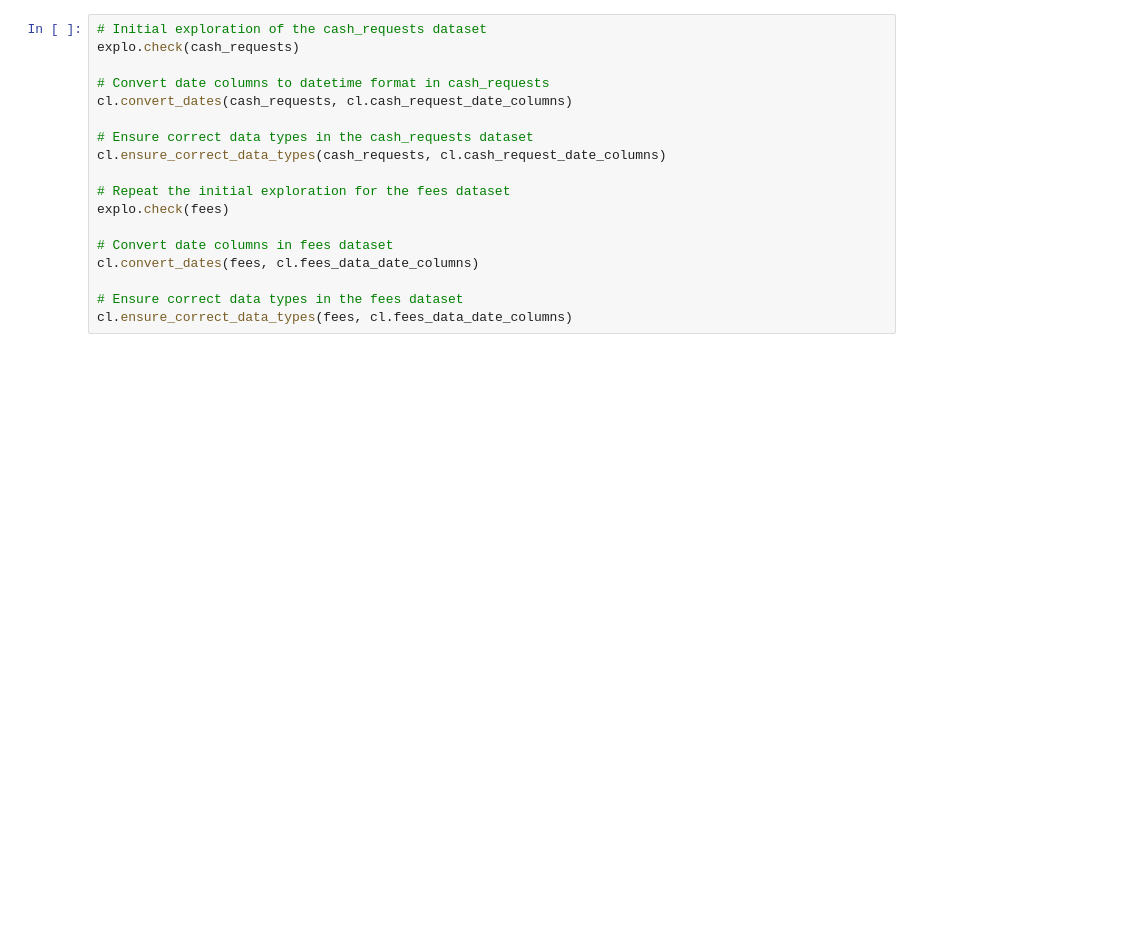
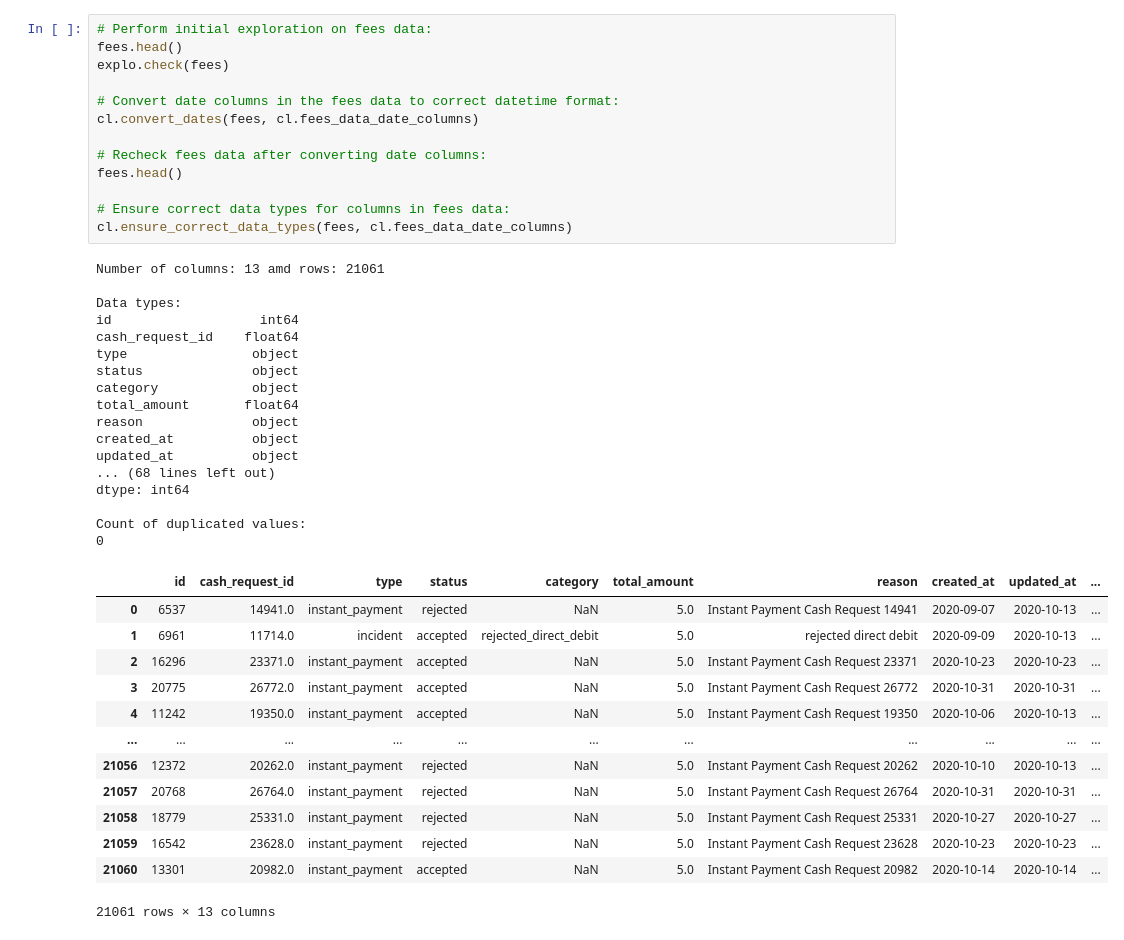
Before and after one commit to JayEm65/project-1-ironhack-payments-2-en, a Jupyter notebook: main_streamlined.ipynb, the cells around one changed output. Drawn from its saved outputs; the diff is of its cells as text; blank space fills up the shorter version.

```diff
--- a/main_streamlined.ipynb
+++ b/main_streamlined.ipynb
@@ -26,18 +96,44 @@ cash_requests.head()
 # %%
-# Initial exploration of the cash_requests dataset
-explo.check(cash_requests)
-
-# Convert date columns to datetime format in cash_requests
-cl.convert_dates(cash_requests, cl.cash_request_date_columns)
-
-# Ensure correct data types in the cash_requests dataset
-cl.ensure_correct_data_types(cash_requests, cl.cash_request_date_columns)
-
-# Repeat the initial exploration for the fees dataset
+# Perform initial exploration on fees data:
+fees.head()
 explo.check(fees)
 
-# Convert date columns in fees dataset
+# Convert date columns in the fees data to correct datetime format:
 cl.convert_dates(fees, cl.fees_data_date_columns)
 
-# Ensure correct data types in the fees dataset
+# Recheck fees data after converting date columns:
+fees.head()
+
+# Ensure correct data types for columns in fees data:
 cl.ensure_correct_data_types(fees, cl.fees_data_date_columns)
+# %% [output]
+Number of columns: 13 amd rows: 21061
+
+Data types:
+id                   int64
+cash_request_id    float64
+type                object
+status              object
+category            object
+total_amount       float64
+reason              object
+created_at          object
+updated_at          object
+... (68 lines left out)
+dtype: int64
+
+Count of duplicated values:
+0
+|  | id | cash_request_id | type | status | category | total_amount | reason | created_at | updated_at | ... |
+| 0 | 6537 | 14941.0 | instant_payment | rejected | NaN | 5.0 | Instant Payment Cash Request 14941 | 2020-09-07 | 2020-10-13 | ... |
+| 1 | 6961 | 11714.0 | incident | accepted | rejected_direct_debit | 5.0 | rejected direct debit | 2020-09-09 | 2020-10-13 | ... |
+| 2 | 16296 | 23371.0 | instant_payment | accepted | NaN | 5.0 | Instant Payment Cash Request 23371 | 2020-10-23 | 2020-10-23 | ... |
+| 3 | 20775 | 26772.0 | instant_payment | accepted | NaN | 5.0 | Instant Payment Cash Request 26772 | 2020-10-31 | 2020-10-31 | ... |
+| 4 | 11242 | 19350.0 | instant_payment | accepted | NaN | 5.0 | Instant Payment Cash Request 19350 | 2020-10-06 | 2020-10-13 | ... |
+| ... | ... | ... | ... | ... | ... | ... | ... | ... | ... | ... |
+| 21056 | 12372 | 20262.0 | instant_payment | rejected | NaN | 5.0 | Instant Payment Cash Request 20262 | 2020-10-10 | 2020-10-13 | ... |
+| 21057 | 20768 | 26764.0 | instant_payment | rejected | NaN | 5.0 | Instant Payment Cash Request 26764 | 2020-10-31 | 2020-10-31 | ... |
+| 21058 | 18779 | 25331.0 | instant_payment | rejected | NaN | 5.0 | Instant Payment Cash Request 25331 | 2020-10-27 | 2020-10-27 | ... |
+| 21059 | 16542 | 23628.0 | instant_payment | rejected | NaN | 5.0 | Instant Payment Cash Request 23628 | 2020-10-23 | 2020-10-23 | ... |
+| 21060 | 13301 | 20982.0 | instant_payment | accepted | NaN | 5.0 | Instant Payment Cash Request 20982 | 2020-10-14 | 2020-10-14 | ... |
+21061 rows × 13 columns
```
Also changed, not shown: parts of 17 cells of this notebook, 31 other files.
